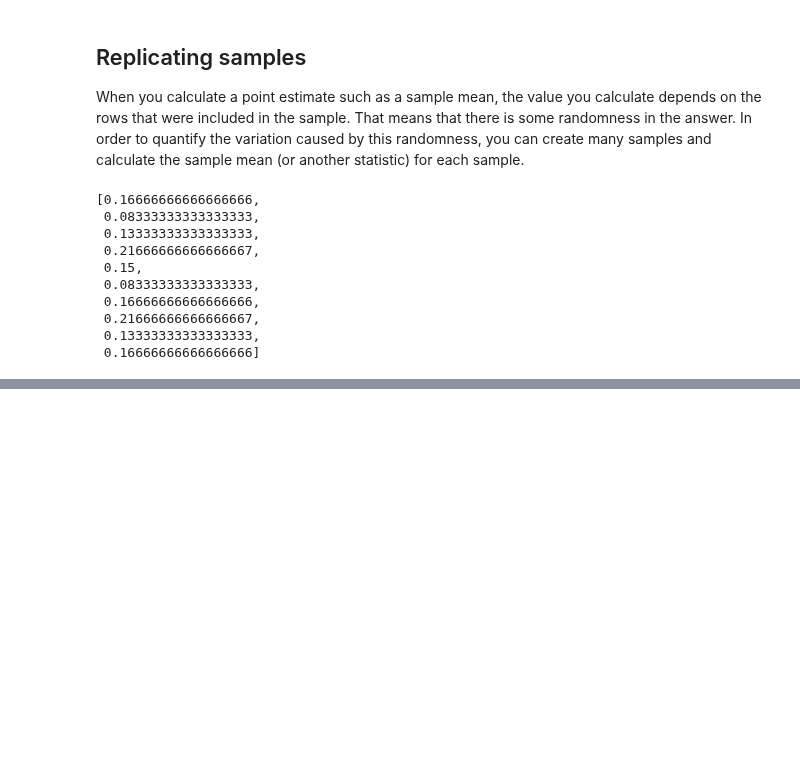
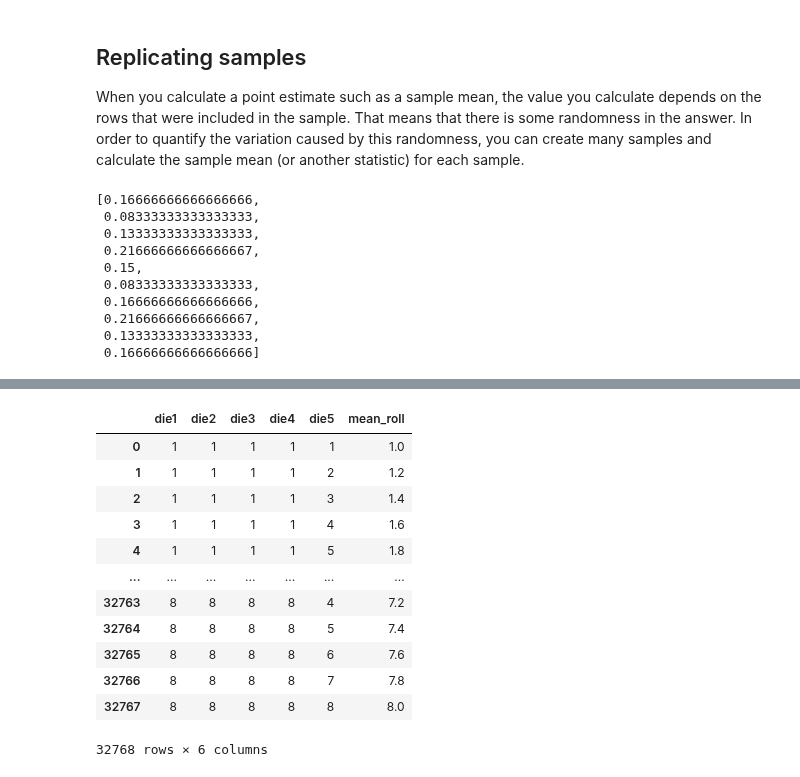
Before and after one commit to Starburned7/data-analytics-projects, a Jupyter notebook: attrition_analysis_sampling.ipynb, the cells around one changed output, grey strips where cells are left out. Saved outputs shown, nothing was run; the diff lists cells and outputs as text; code cells hidden in the pictures; blank space fills up the shorter version.

```diff
--- a/attrition_analysis_sampling.ipynb
+++ b/attrition_analysis_sampling.ipynb
@@ -415,0 +464,16 @@ mean_attritions[:10]
+# %%
+dice
+# %% [output]
+|  | die1 | die2 | die3 | die4 | die5 | mean_roll |
+| 0 | 1 | 1 | 1 | 1 | 1 | 1.0 |
+| 1 | 1 | 1 | 1 | 1 | 2 | 1.2 |
+| 2 | 1 | 1 | 1 | 1 | 3 | 1.4 |
+| 3 | 1 | 1 | 1 | 1 | 4 | 1.6 |
+| 4 | 1 | 1 | 1 | 1 | 5 | 1.8 |
+| ... | ... | ... | ... | ... | ... | ... |
+| 32763 | 8 | 8 | 8 | 8 | 4 | 7.2 |
+| 32764 | 8 | 8 | 8 | 8 | 5 | 7.4 |
+| 32765 | 8 | 8 | 8 | 8 | 6 | 7.6 |
+| 32766 | 8 | 8 | 8 | 8 | 7 | 7.8 |
+| 32767 | 8 | 8 | 8 | 8 | 8 | 8.0 |
+32768 rows × 6 columns
```
Also changed, not shown: parts of 15 cells of this notebook.
